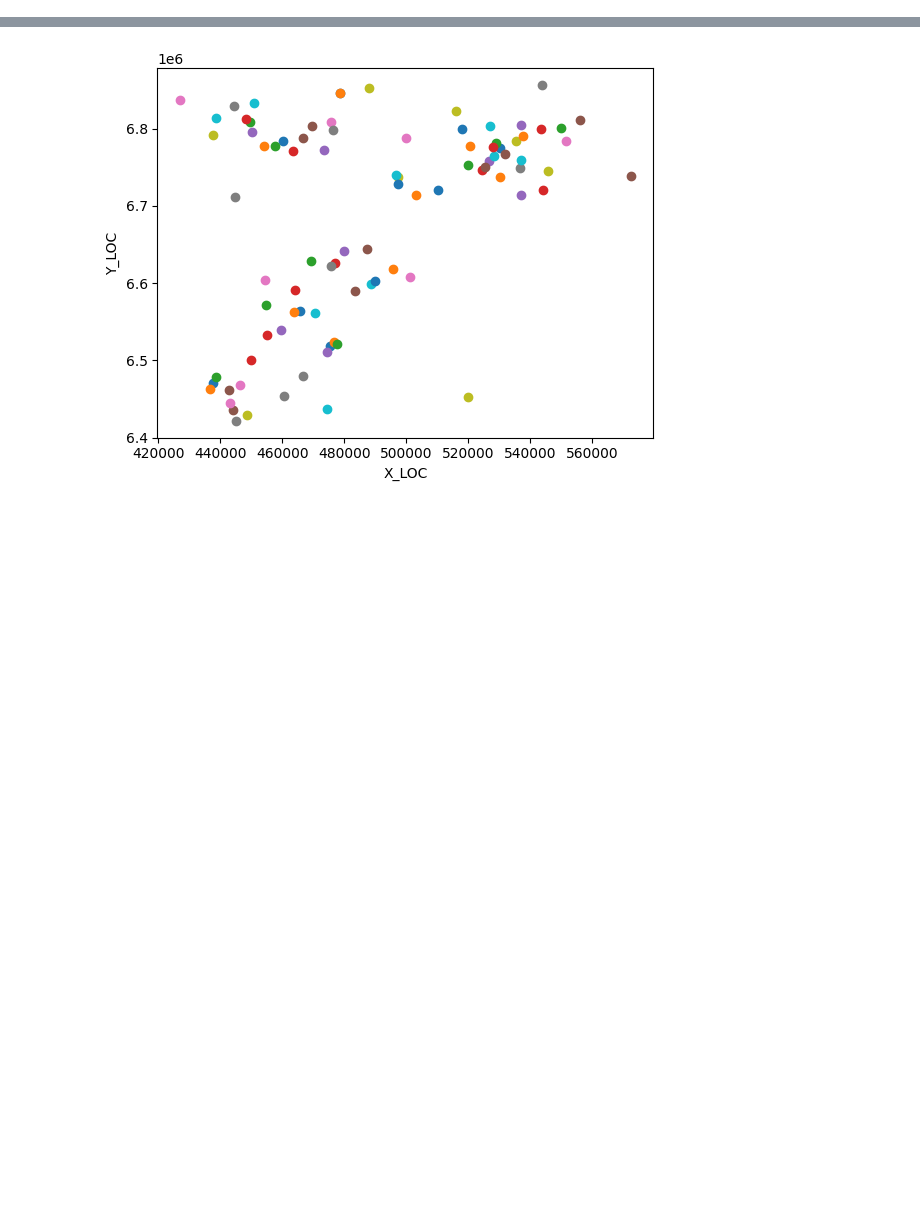
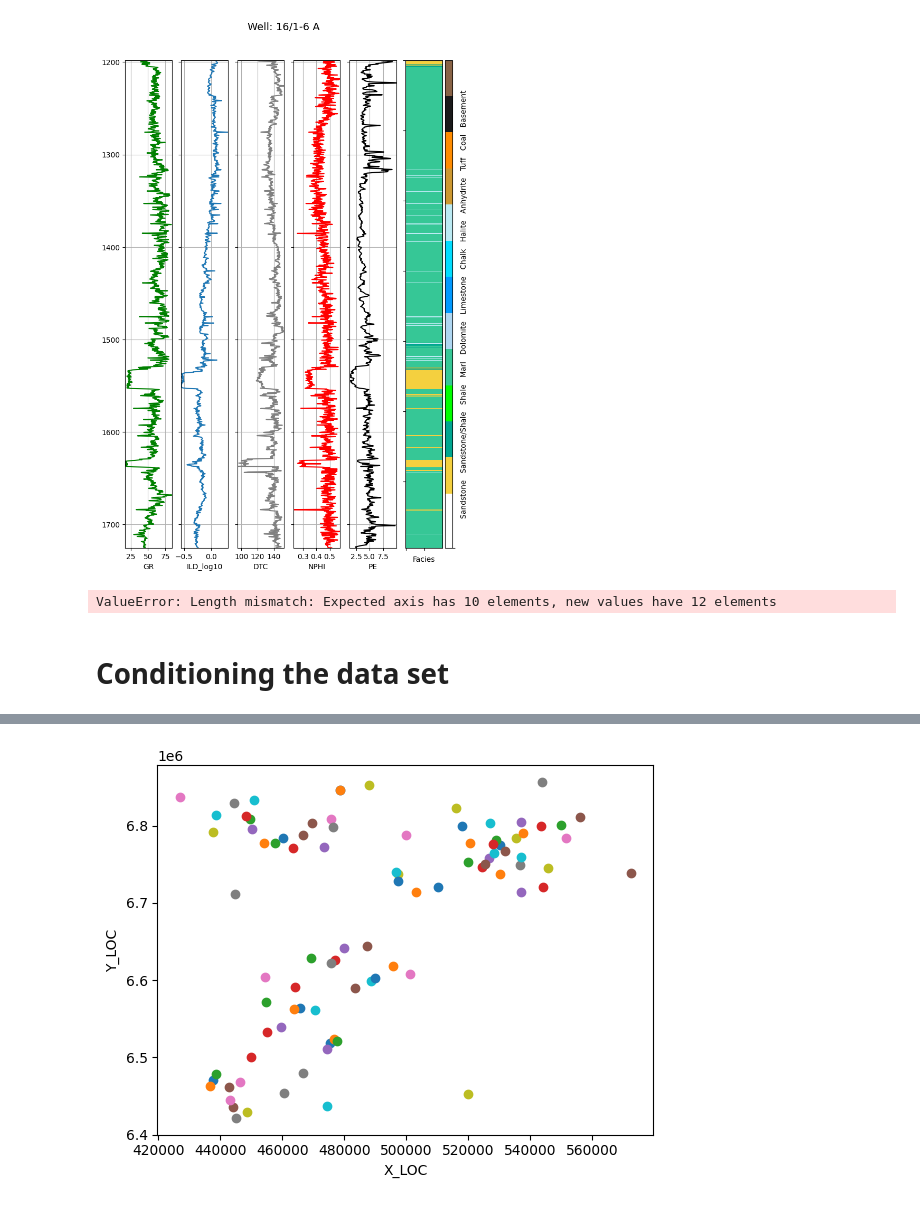
Before and after one commit to Lousiboupi/Machine-learning-project, a Jupyter notebook: 04_lithology_prediction/01_notebooks/00_reviewing_data_force_2020.ipynb, the cells around one changed output, grey strips where cells are left out. Drawn from its saved outputs; the diff is of its cells as text; code cells hidden in the pictures; blank space fills up the shorter version.

```diff
--- a/04_lithology_prediction/01_notebooks/00_reviewing_data_force_2020.ipynb
+++ b/04_lithology_prediction/01_notebooks/00_reviewing_data_force_2020.ipynb
@@ -28,0 +163,2 @@ data
+# %%
+train_data['WELL'] = train_data['WELL'].astype('category')
@@ -28,0 +189,8 @@ data
+# %%
+facies_colors = ['#F4D03F', '#00a690', '#00ff00', '#36c796', '#AED6F1','#0099ff','#00ddff','#bbeaf3', '#cd9830', '#ff8c00', '#1b1a1a', '#886346' ]
+
+facies_labels = ['Sandstone', 'Sandstone/Shale', 'Shale', 'Marl', 'Dolomite','Limestone', 'Chalk','Halite', 'Anhydrite', 'Tuff', 'Coal', 'Basement']
+
+facies_color_map = {}
+for ind, label in enumerate(facies_labels):
+    facies_color_map[label] = facies_colors[ind]
@@ -28,0 +231,6 @@ data
+# %%
+PEF_mask = train_data['PEF'].notnull().values
+train_data = train_data[PEF_mask]
+# %%
+train_data.dropna(inplace=True)
+train_data
@@ -28,0 +305,6 @@ data
+# %%
+make_facies_log_plot(
+    train_data[train_data['WELL'] == '16/1-6 A'],
+    facies_colors)
+# %% [output]
+[figure, added]
@@ -28,0 +313,16 @@ data
+# %%
+#count the number of unique entries for each facies, sort them by
+#facies number (instead of by number of entries)
+facies_counts = train_data['FACIES'].value_counts().sort_index()
+
+
+#use facies labels to index each count
+facies_counts.index = facies_labels
+
+facies_counts.plot(kind='bar',color=facies_colors,
+                   title='Distribution of Training Data by Facies')
+facies_counts
+# %% [output]
+ValueError: Length mismatch: Expected axis has 10 elements, new values have 12 elements
+# %% [markdown]
+# Conditioning the data set
```
Also changed, not shown: parts of 55 cells of this notebook, 2 other files.
